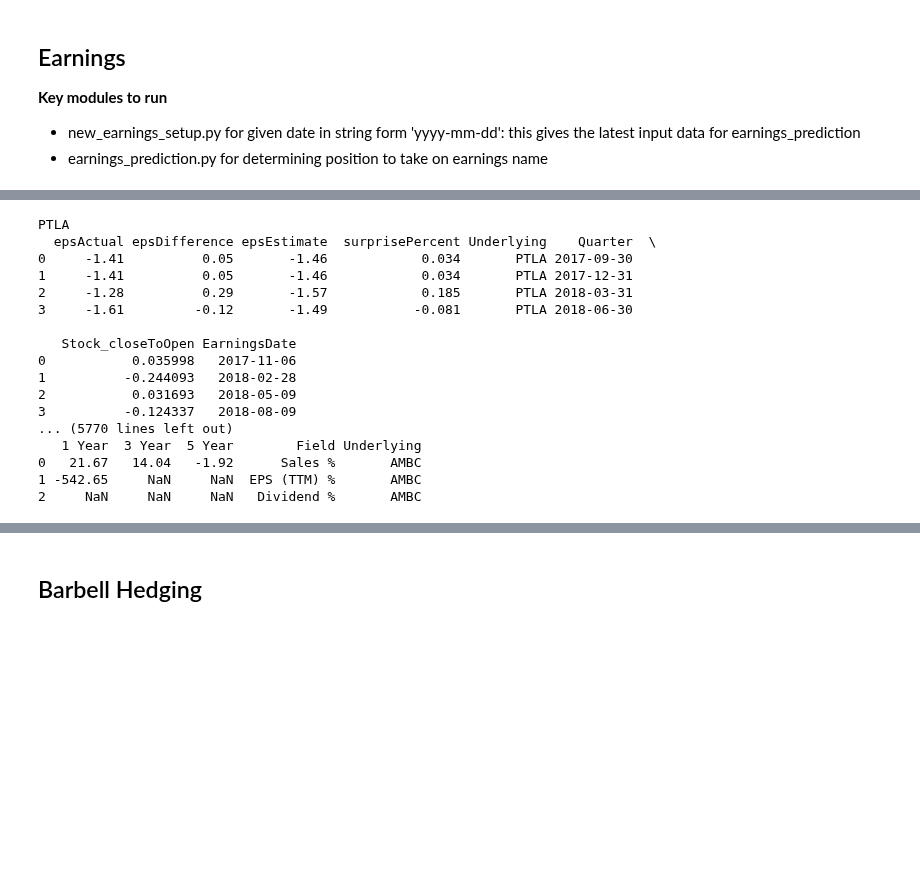
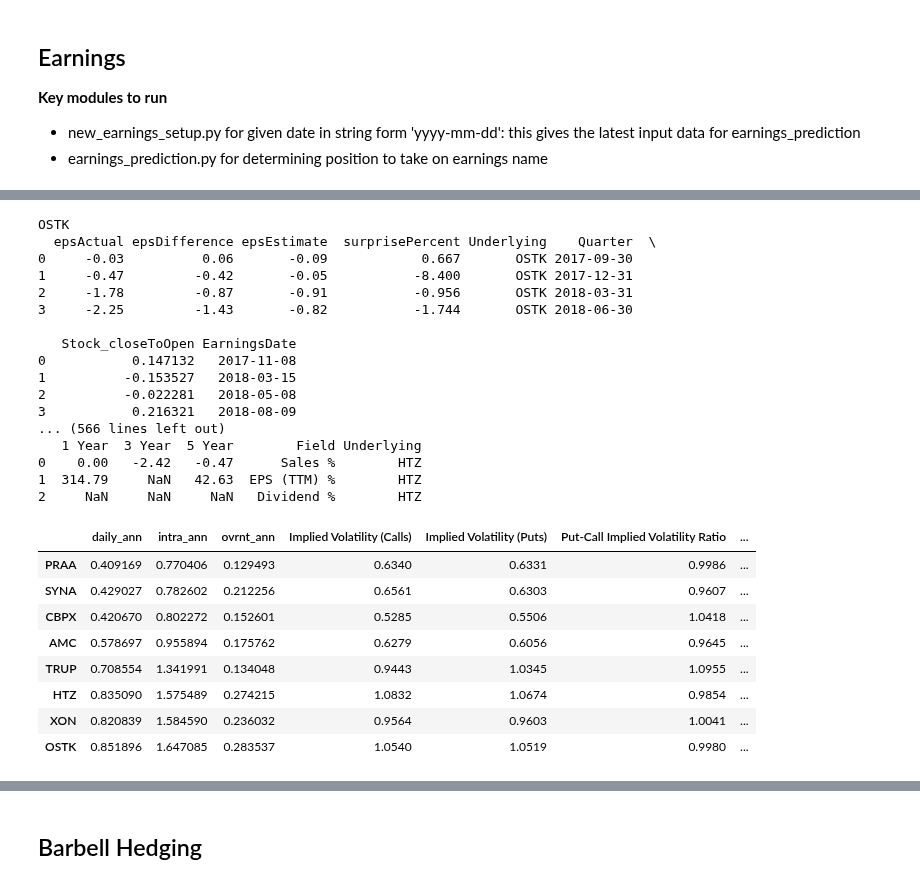
Before and after one commit to auto-d1dact/Trading, a Jupyter notebook: Notebooks/Daily Trading.ipynb, the cells around one changed output, grey strips where cells are left out. Saved outputs shown, nothing was run; the diff lists cells and outputs as text; code cells hidden in the pictures; blank space fills up the shorter version.

```diff
--- a/Notebooks/Daily Trading.ipynb
+++ b/Notebooks/Daily Trading.ipynb
@@ -330,15 +294,15 @@ for name in selected_names:
     except:
         None
 # %%
-selected_names = list(options_dict.keys())
+selected_names = shorts + longs#list(options_dict.keys()) #
 
 for selected_name in selected_names:
     print(selected_name)
     for i, df in enumerate(earnings_data):
         if i == 2 or i == 3 or i == 1:
-            print(df[df.index == selected_name])
+            None #print(df[df.index == selected_name])
         elif i == 11:
-            print(df[df.Underlying == selected_name][df.columns.tolist()[1:-1]])
+            #print(df[df.Underlying == selected_name][df.columns.tolist()[1:-1]])
             print(insider_trades[insider_trades.Underlying == selected_name].groupby(['Trading Date','Title',
                                                                                       'Type']).agg({'Underlying':'count',
                                                                                                     'Shares Traded': 'sum'}))
@@ -346,21 +310,62 @@ for selected_name in selected_names:
             print(df[df.Underlying == selected_name])
         print('\n')
 # %% [output]
-PTLA
+OSTK
   epsActual epsDifference epsEstimate  surprisePercent Underlying    Quarter  \
-0     -1.41          0.05       -1.46            0.034       PTLA 2017-09-30
-1     -1.41          0.05       -1.46            0.034       PTLA 2017-12-31
-2     -1.28          0.29       -1.57            0.185       PTLA 2018-03-31
-3     -1.61         -0.12       -1.49           -0.081       PTLA 2018-06-30
+0     -0.03          0.06       -0.09            0.667       OSTK 2017-09-30
+1     -0.47         -0.42       -0.05           -8.400       OSTK 2017-12-31
+2     -1.78         -0.87       -0.91           -0.956       OSTK 2018-03-31
+3     -2.25         -1.43       -0.82           -1.744       OSTK 2018-06-30
 
    Stock_closeToOpen EarningsDate
-0           0.035998   2017-11-06
-1          -0.244093   2018-02-28
-2           0.031693   2018-05-09
-3          -0.124337   2018-08-09
-... (5770 lines left out)
+0           0.147132   2017-11-08
+1          -0.153527   2018-03-15
+2          -0.022281   2018-05-08
+3           0.216321   2018-08-09
+... (566 lines left out)
    1 Year  3 Year  5 Year        Field Underlying
-0   21.67   14.04   -1.92      Sales %       AMBC
-1 -542.65     NaN     NaN  EPS (TTM) %       AMBC
-2     NaN     NaN     NaN   Dividend %       AMBC
+0    0.00   -2.42   -0.47      Sales %        HTZ
+1  314.79     NaN   42.63  EPS (TTM) %        HTZ
+2     NaN     NaN     NaN   Dividend %        HTZ
+# %%
+vols_list = []
+
+for selected_name in selected_names:
+    curr_vol = historical_data(selected_name, dt.datetime(2018,1,1))[['daily_ann','intra_ann','ovrnt_ann']].tail(1)
+    curr_vol.index = [selected_name]
+
+    aq = alphaquery(selected_name)
+
+    curr_iv = aq.vol_df.loc[['Implied Volatility (Calls)', 'Implied Volatility (Puts)',
+                             'Put-Call Implied Volatility Ratio',
+                             'Implied Volatility Skew'],['20-Day']].T
+    curr_iv.index = [selected_name]
+    vols_list.append(curr_vol.join(curr_iv))
+
+hv_df = pd.concat(vols_list,axis = 0)
+# %%
+insider_agg_lst = []
+
+for selected_name in selected_names:
+    curr_insider_agg = insider_trades[insider_trades.Underlying == selected_name].groupby(['Type']).agg({'Shares Traded': 'sum'}).T
+    curr_insider_agg.index = [selected_name]
+    insider_agg_lst.append(curr_insider_agg)
+
+insider_agg = pd.concat(insider_agg_lst,axis = 0)
+insider_agg['BuyToSell'] = insider_agg['Buy']/insider_agg['Sell']
+
+
+hv_df[(hv_df['intra_ann'] > hv_df['Implied Volatility (Calls)']) &
+      (hv_df['intra_ann'] > hv_df['Implied Volatility (Puts)'])].dropna().sort_values('intra_ann').join(insider_agg,
+                                                                                                        how = 'inner')
+# %% [output]
+|  | daily_ann | intra_ann | ovrnt_ann | Implied Volatility (Calls) | Implied Volatility (Puts) | Put-Call Implied Volatility Ratio | ... |
+| PRAA | 0.409169 | 0.770406 | 0.129493 | 0.6340 | 0.6331 | 0.9986 | ... |
+| SYNA | 0.429027 | 0.782602 | 0.212256 | 0.6561 | 0.6303 | 0.9607 | ... |
+| CBPX | 0.420670 | 0.802272 | 0.152601 | 0.5285 | 0.5506 | 1.0418 | ... |
+| AMC | 0.578697 | 0.955894 | 0.175762 | 0.6279 | 0.6056 | 0.9645 | ... |
+| TRUP | 0.708554 | 1.341991 | 0.134048 | 0.9443 | 1.0345 | 1.0955 | ... |
+| HTZ | 0.835090 | 1.575489 | 0.274215 | 1.0832 | 1.0674 | 0.9854 | ... |
+| XON | 0.820839 | 1.584590 | 0.236032 | 0.9564 | 0.9603 | 1.0041 | ... |
+| OSTK | 0.851896 | 1.647085 | 0.283537 | 1.0540 | 1.0519 | 0.9980 | ... |
 # %%
```
Also changed, not shown: parts of 10 cells of this notebook.
